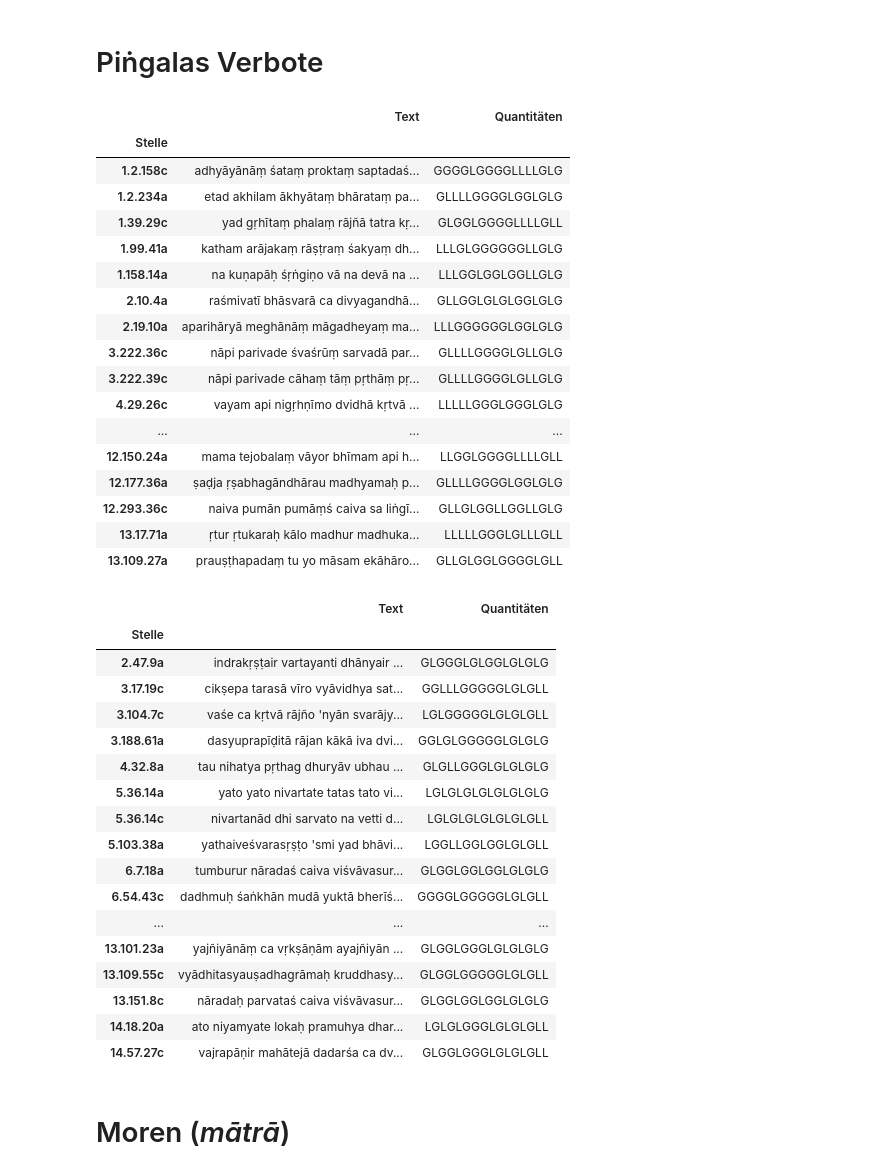
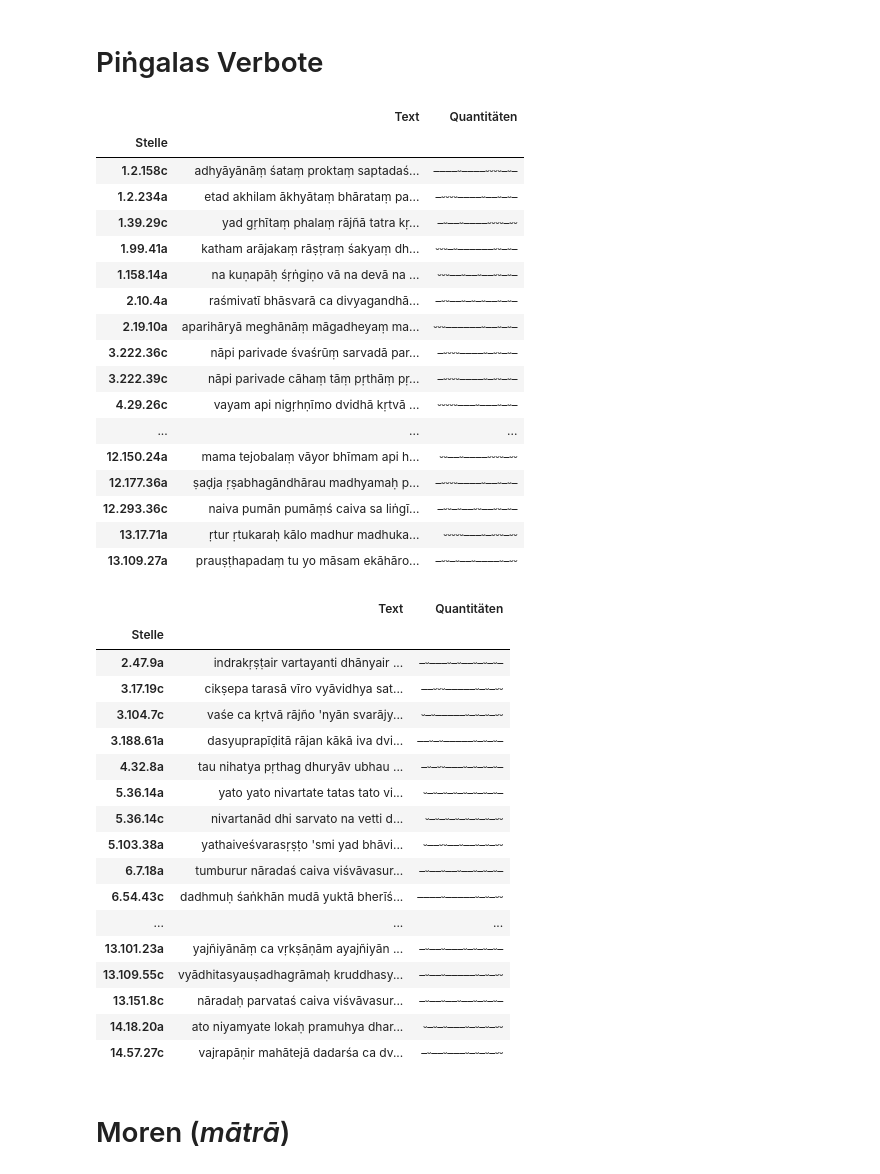
Before and after one commit to kmein/shloka, a Jupyter notebook: statistics.ipynb, the cells around one changed output. Cells and saved outputs as stored; diff of their text form; code cells hidden in the pictures.

```diff
--- a/statistics.ipynb
+++ b/statistics.ipynb
@@ -73,6 +73,9 @@ df
 | 158501 | 18 | 5 | 54 | c | Verse | yo bhArataM samadhigacchati vAcya... | o bh.Ar.at.aM s.am.adh.ig.acch.at... | V C.VC.vC.vC C.vC.vC.vC.vCC.vC.v ... | G.GLG.LLLGLL.GLGL; G.GL.GLLLG.LLGLGL |
 158502 rows × 9 columns
 # %%
+df["Quantitäten + Wortgrenzen"] = df["Quantitäten + Wortgrenzen"].apply(
+    lambda x: x.replace("G", "–").replace("L", "⏑")
+)
 df["Quantitäten"] = df["Quantitäten + Wortgrenzen"].apply(
     lambda x: x.replace(".", "")
 )
@@ -191,7 +194,7 @@ shlokas = shlokas[~(
 # _Pathyā_ oder _Vipulā_
 # %%
 shlokas["Typ"] = shlokas["Quantitäten"].apply(
-    lambda lengths: "Pathyā" if lengths[4:7] == "LGG" else "Vipulā"
+    lambda lengths: "Pathyā" if lengths[4:7] == "⏑––" else "Vipulā"
 )
 # %%
 shlokas["Typ"].value_counts()
@@ -1027,53 +1021,53 @@ scipy.stats.contingency.association(contingency_sequence_position
 # Piṅgalas Verbote
 # %%
 short23 = shlokas[
-    (shlokas.reopening.str[1:3] == "LL") | (shlokas.opening.str[1:3] == "LL")
+    (shlokas.reopening.str[1:3] == "⏑⏑") | (shlokas.opening.str[1:3] == "⏑⏑")
 ][["Text", "Quantitäten"]]
 write_table(short23, "short23", caption="Verse mit Doppelkürze in der Mitte des (re)openings")
 short23
 # %% [output]
 |  | Text | Quantitäten |
 | Stelle |  |  |
-| 1.2.158c | adhyāyānāṃ śataṃ proktaṃ saptadaś... | GGGGLGGGGLLLLGLG |
-| 1.2.234a | etad akhilam ākhyātaṃ bhārataṃ pa... | GLLLLGGGGLGGLGLG |
-| 1.39.29c | yad gṛhītaṃ phalaṃ rājñā tatra kṛ... | GLGGLGGGGLLLLGLL |
-| 1.99.41a | katham arājakaṃ rāṣṭraṃ śakyaṃ dh... | LLLGLGGGGGGLLGLG |
-| 1.158.14a | na kuṇapāḥ śṛṅgiṇo vā na devā na ... | LLLGGLGGLGGLLGLG |
-| 2.10.4a | raśmivatī bhāsvarā ca divyagandhā... | GLLGGLGLGLGGLGLG |
-| 2.19.10a | aparihāryā meghānāṃ māgadheyaṃ ma... | LLLGGGGGGLGGLGLG |
-| 3.222.36c | nāpi parivade śvaśrūṃ sarvadā par... | GLLLLGGGGLGLLGLG |
-| 3.222.39c | nāpi parivade cāhaṃ tāṃ pṛthāṃ pṛ... | GLLLLGGGGLGLLGLG |
-| 4.29.26c | vayam api nigṛhṇīmo dvidhā kṛtvā ... | LLLLLGGGLGGGLGLG |
+| 1.2.158c | adhyāyānāṃ śataṃ proktaṃ saptadaś... | ––––⏑––––⏑⏑⏑⏑–⏑– |
+| 1.2.234a | etad akhilam ākhyātaṃ bhārataṃ pa... | –⏑⏑⏑⏑––––⏑––⏑–⏑– |
+| 1.39.29c | yad gṛhītaṃ phalaṃ rājñā tatra kṛ... | –⏑––⏑––––⏑⏑⏑⏑–⏑⏑ |
+| 1.99.41a | katham arājakaṃ rāṣṭraṃ śakyaṃ dh... | ⏑⏑⏑–⏑––––––⏑⏑–⏑– |
+| 1.158.14a | na kuṇapāḥ śṛṅgiṇo vā na devā na ... | ⏑⏑⏑––⏑––⏑––⏑⏑–⏑– |
+| 2.10.4a | raśmivatī bhāsvarā ca divyagandhā... | –⏑⏑––⏑–⏑–⏑––⏑–⏑– |
+| 2.19.10a | aparihāryā meghānāṃ māgadheyaṃ ma... | ⏑⏑⏑––––––⏑––⏑–⏑– |
+| 3.222.36c | nāpi parivade śvaśrūṃ sarvadā par... | –⏑⏑⏑⏑––––⏑–⏑⏑–⏑– |
+| 3.222.39c | nāpi parivade cāhaṃ tāṃ pṛthāṃ pṛ... | –⏑⏑⏑⏑––––⏑–⏑⏑–⏑– |
+| 4.29.26c | vayam api nigṛhṇīmo dvidhā kṛtvā ... | ⏑⏑⏑⏑⏑–––⏑–––⏑–⏑– |
 | ... | ... | ... |
-| 12.150.24a | mama tejobalaṃ vāyor bhīmam api h... | LLGGLGGGGLLLLGLL |
-| 12.177.36a | ṣaḍja ṛṣabhagāndhārau madhyamaḥ p... | GLLLLGGGGLGGLGLG |
-| 12.293.36c | naiva pumān pumāṃś caiva sa liṅgī... | GLLGLGGLLGGLLGLG |
-| 13.17.71a | ṛtur ṛtukaraḥ kālo madhur madhuka... | LLLLLGGGLGLLLGLL |
-| 13.109.27a | prauṣṭhapadaṃ tu yo māsam ekāhāro... | GLLGLGGLGGGGLGLL |
+| 12.150.24a | mama tejobalaṃ vāyor bhīmam api h... | ⏑⏑––⏑––––⏑⏑⏑⏑–⏑⏑ |
+| 12.177.36a | ṣaḍja ṛṣabhagāndhārau madhyamaḥ p... | –⏑⏑⏑⏑––––⏑––⏑–⏑– |
+| 12.293.36c | naiva pumān pumāṃś caiva sa liṅgī... | –⏑⏑–⏑––⏑⏑––⏑⏑–⏑– |
+| 13.17.71a | ṛtur ṛtukaraḥ kālo madhur madhuka... | ⏑⏑⏑⏑⏑–––⏑–⏑⏑⏑–⏑⏑ |
+| 13.109.27a | prauṣṭhapadaṃ tu yo māsam ekāhāro... | –⏑⏑–⏑––⏑––––⏑–⏑⏑ |
 # %%
-reopening_glg = shlokas[(shlokas.reopening.str[1:4] == "GLG")][["Text", "Quantitäten"]]
-write_table(reopening_glg, "reopening_glg", caption="Verse mit der Sequenz GLG vor der Kadenz")
+reopening_glg = shlokas[(shlokas.reopening.str[1:4] == "–⏑–")][["Text", "Quantitäten"]]
+write_table(reopening_glg, "reopening_glg", caption="Verse mit der Sequenz –⏑– vor der Kadenz")
 reopening_glg
 # Interessant auch die Verteilung auf die Parvans: ["parva"].value_counts()
 # %% [output]
 |  | Text | Quantitäten |
 | Stelle |  |  |
-| 2.47.9a | indrakṛṣṭair vartayanti dhānyair ... | GLGGGLGLGGLGLGLG |
-| 3.17.19c | cikṣepa tarasā vīro vyāvidhya sat... | GGLLLGGGGGLGLGLL |
-| 3.104.7c | vaśe ca kṛtvā rājño 'nyān svarājy... | LGLGGGGGLGLGLGLL |
-| 3.188.61a | dasyuprapīḍitā rājan kākā iva dvi... | GGLGLGGGGGLGLGLG |
-| 4.32.8a | tau nihatya pṛthag dhuryāv ubhau ... | GLGLLGGGLGLGLGLG |
-| 5.36.14a | yato yato nivartate tatas tato vi... | LGLGLGLGLGLGLGLG |
-| 5.36.14c | nivartanād dhi sarvato na vetti d... | LGLGLGLGLGLGLGLL |
-| 5.103.38a | yathaiveśvarasṛṣṭo 'smi yad bhāvi... | LGGLLGGLGGLGLGLL |
-| 6.7.18a | tumburur nāradaś caiva viśvāvasur... | GLGGLGGLGGLGLGLG |
-| 6.54.43c | dadhmuḥ śaṅkhān mudā yuktā bherīś... | GGGGLGGGGGLGLGLL |
+| 2.47.9a | indrakṛṣṭair vartayanti dhānyair ... | –⏑–––⏑–⏑––⏑–⏑–⏑– |
+| 3.17.19c | cikṣepa tarasā vīro vyāvidhya sat... | ––⏑⏑⏑–––––⏑–⏑–⏑⏑ |
+| 3.104.7c | vaśe ca kṛtvā rājño 'nyān svarājy... | ⏑–⏑–––––⏑–⏑–⏑–⏑⏑ |
+| 3.188.61a | dasyuprapīḍitā rājan kākā iva dvi... | ––⏑–⏑–––––⏑–⏑–⏑– |
+| 4.32.8a | tau nihatya pṛthag dhuryāv ubhau ... | –⏑–⏑⏑–––⏑–⏑–⏑–⏑– |
+| 5.36.14a | yato yato nivartate tatas tato vi... | ⏑–⏑–⏑–⏑–⏑–⏑–⏑–⏑– |
+| 5.36.14c | nivartanād dhi sarvato na vetti d... | ⏑–⏑–⏑–⏑–⏑–⏑–⏑–⏑⏑ |
+| 5.103.38a | yathaiveśvarasṛṣṭo 'smi yad bhāvi... | ⏑––⏑⏑––⏑––⏑–⏑–⏑⏑ |
+| 6.7.18a | tumburur nāradaś caiva viśvāvasur... | –⏑––⏑––⏑––⏑–⏑–⏑– |
+| 6.54.43c | dadhmuḥ śaṅkhān mudā yuktā bherīś... | ––––⏑–––––⏑–⏑–⏑⏑ |
 | ... | ... | ... |
-| 13.101.23a | yajñiyānāṃ ca vṛkṣāṇām ayajñiyān ... | GLGGLGGGLGLGLGLG |
-| 13.109.55c | vyādhitasyauṣadhagrāmaḥ kruddhasy... | GLGGLGGGGGLGLGLL |
-| 13.151.8c | nāradaḥ parvataś caiva viśvāvasur... | GLGGLGGLGGLGLGLG |
-| 14.18.20a | ato niyamyate lokaḥ pramuhya dhar... | LGLGLGGGLGLGLGLL |
-| 14.57.27c | vajrapāṇir mahātejā dadarśa ca dv... | GLGGLGGGLGLGLGLL |
+| 13.101.23a | yajñiyānāṃ ca vṛkṣāṇām ayajñiyān ... | –⏑––⏑–––⏑–⏑–⏑–⏑– |
+| 13.109.55c | vyādhitasyauṣadhagrāmaḥ kruddhasy... | –⏑––⏑–––––⏑–⏑–⏑⏑ |
+| 13.151.8c | nāradaḥ parvataś caiva viśvāvasur... | –⏑––⏑––⏑––⏑–⏑–⏑– |
+| 14.18.20a | ato niyamyate lokaḥ pramuhya dhar... | ⏑–⏑–⏑–––⏑–⏑–⏑–⏑⏑ |
+| 14.57.27c | vajrapāṇir mahātejā dadarśa ca dv... | –⏑––⏑–––⏑–⏑–⏑–⏑⏑ |
 # %% [markdown]
 # Moren (_mātrā_)
 # %%
```
Also changed, not shown: parts of 42 cells of this notebook.
